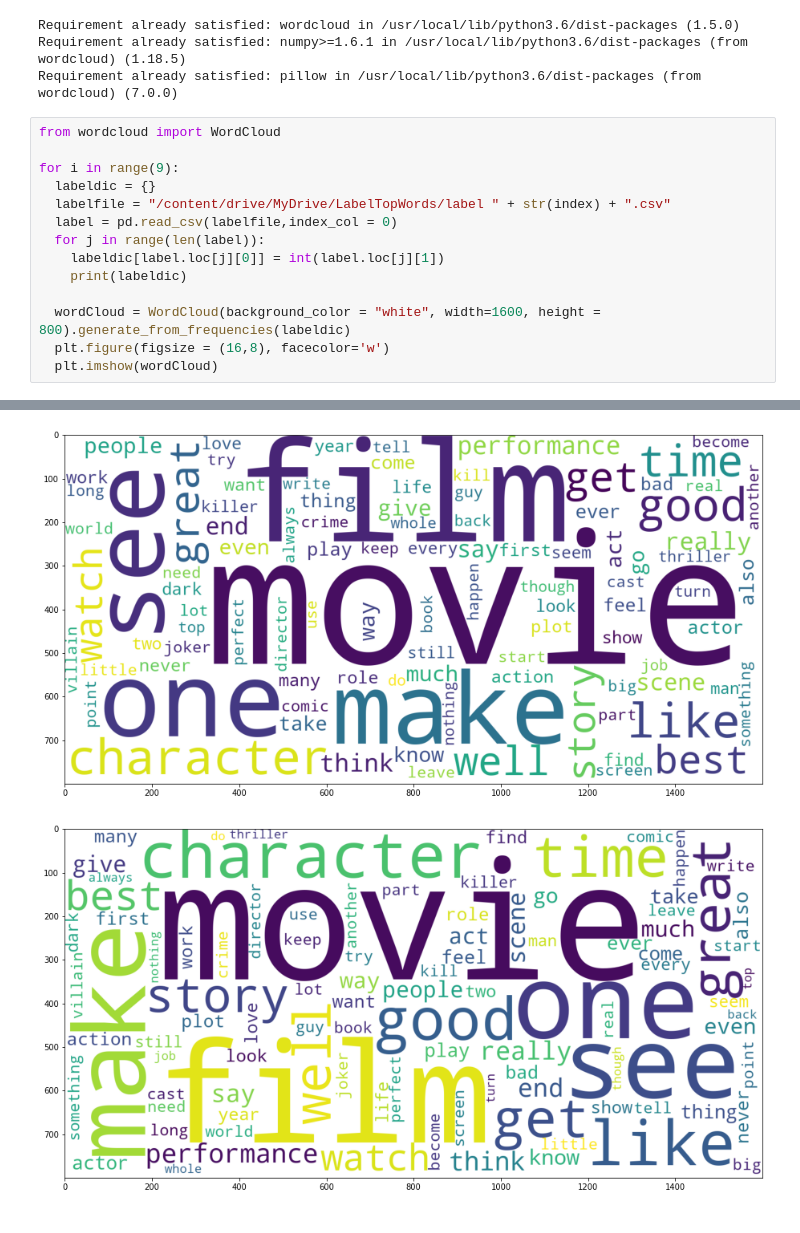
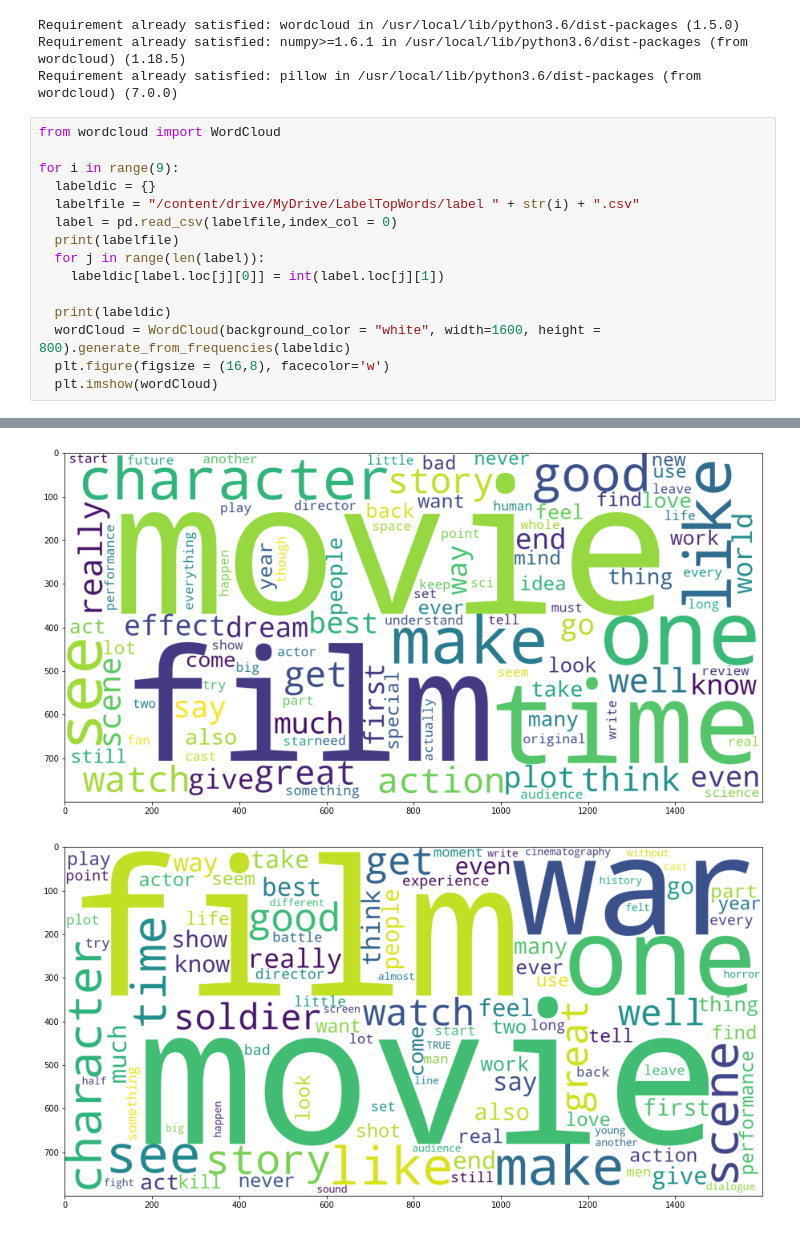
Before and after one commit to gituserhjlee/NenepBigData, a Jupyter notebook: Modeling/visualization.ipynb, the cells around one changed output, grey strips where cells are left out. Drawn from its saved outputs; the diff is of its cells as text.

```diff
--- a/Modeling/visualization.ipynb
+++ b/Modeling/visualization.ipynb
@@ -321,12 +321,13 @@ from wordcloud import WordCloud
 
 for i in range(9):
   labeldic = {}
-  labelfile = "/content/drive/MyDrive/LabelTopWords/label " + str(index) + ".csv"
+  labelfile = "/content/drive/MyDrive/LabelTopWords/label " + str(i) + ".csv"
   label = pd.read_csv(labelfile,index_col = 0)
+  print(labelfile)
   for j in range(len(label)):
     labeldic[label.loc[j][0]] = int(label.loc[j][1])
-    print(labeldic)
 
+  print(labeldic)
   wordCloud = WordCloud(background_color = "white", width=1600, height = 800).generate_from_frequencies(labeldic)
   plt.figure(figsize = (16,8), facecolor='w')
   plt.imshow(wordCloud)
@@ -350,2 +360,2 @@ for i in range(9):
-[figure, old version]
+[figure, new version]
-[figure, old version]
+[figure, new version]
```
Also changed, not shown: parts of 1 cell of this notebook.
